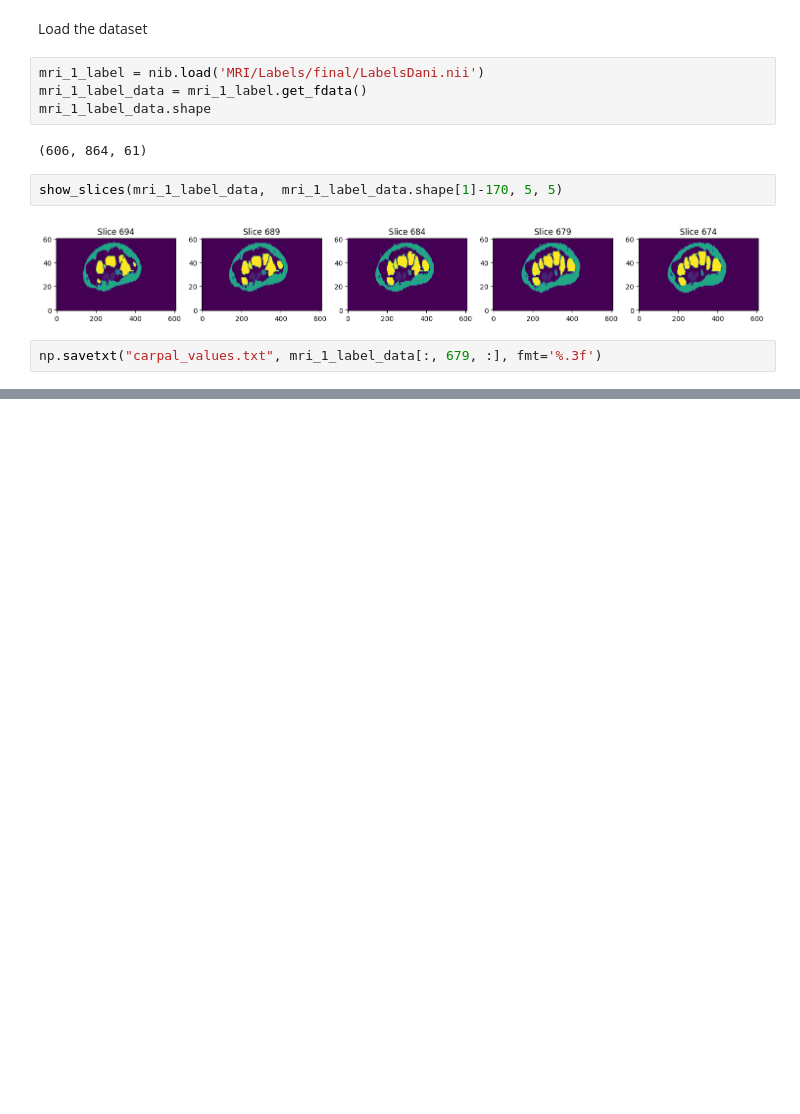
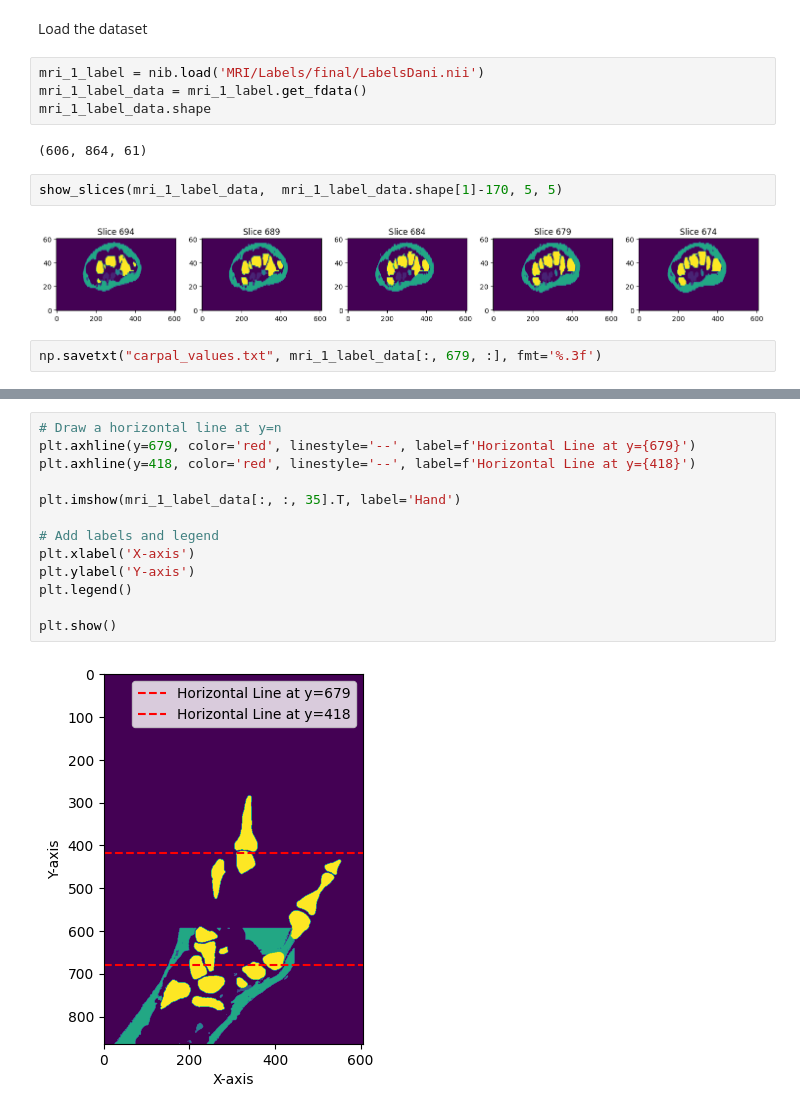
Before and after one commit to carlocagnetta/robotic_nerve_us, a Jupyter notebook: nibabel_visualization/linear_sweep_search.ipynb, the cells around one changed output, grey strips where cells are left out. Cells and saved outputs as stored; diff of their text form; blank space fills up the shorter version.

```diff
--- a/nibabel_visualization/linear_sweep_search.ipynb
+++ b/nibabel_visualization/linear_sweep_search.ipynb
@@ -97,0 +105,15 @@ Center of ulnar a/n cluster 0: (267.5833333333333, 22.25)
+# %%
+# Draw a horizontal line at y=n
+plt.axhline(y=679, color='red', linestyle='--', label=f'Horizontal Line at y={679}')
+plt.axhline(y=418, color='red', linestyle='--', label=f'Horizontal Line at y={418}')
+
+plt.imshow(mri_1_label_data[:, :, 35].T, label='Hand')
+
+# Add labels and legend
+plt.xlabel('X-axis')
+plt.ylabel('Y-axis')
+plt.legend()
+
+plt.show()
+# %% [output]
+[figure, added]
```
Also changed, not shown: parts of 17 cells of this notebook.
